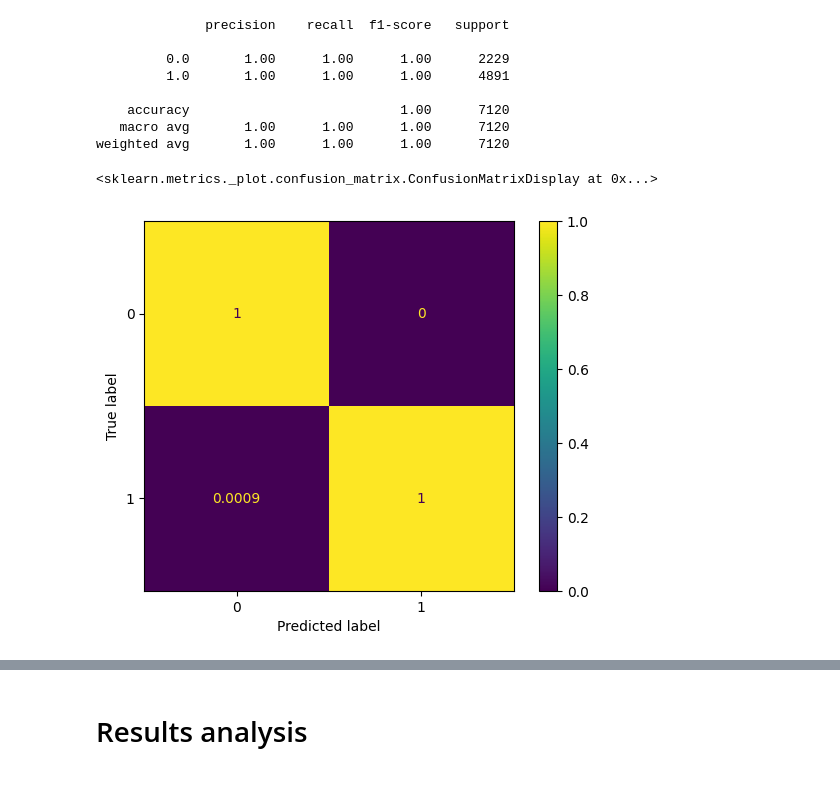
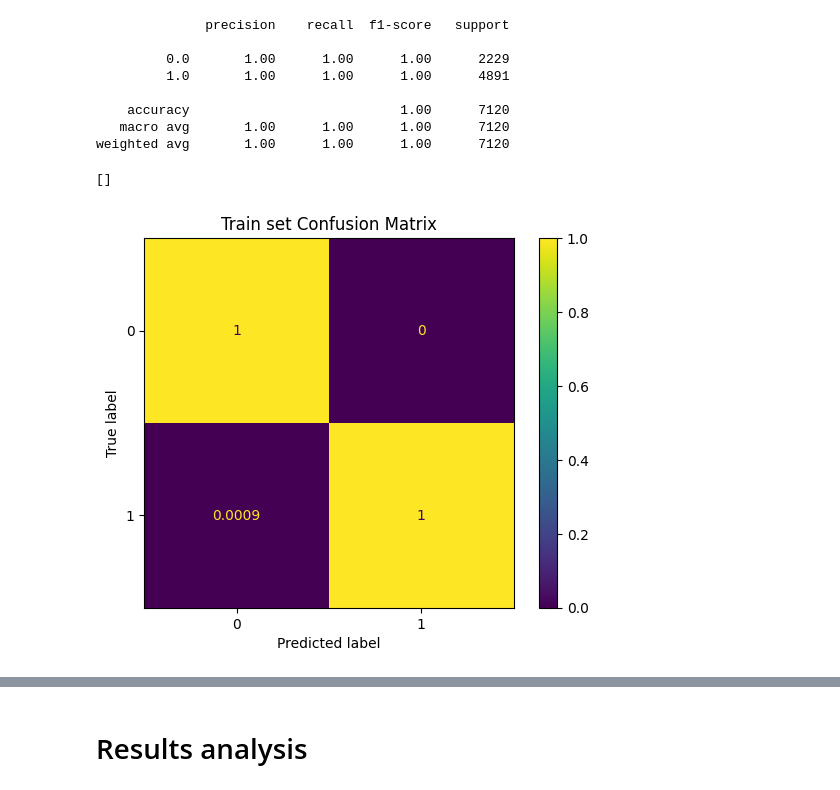
Before and after one commit to corentinbouton/uk-politics, a Jupyter notebook: code.ipynb, the cells around one changed output, grey strips where cells are left out. Drawn from its saved outputs; the diff is of its cells as text; code cells hidden in the pictures.

```diff
--- a/code.ipynb
+++ b/code.ipynb
@@ -210,9 +210,11 @@ print(classification_report(y_train, y_pred))
 weighted avg       1.00      1.00      1.00      7120
 # %%
 ConfusionMatrixDisplay(confusion_matrix(y_train, y_pred, labels=model.classes_, normalize='pred')).plot()
+plt.title('Train set Confusion Matrix')
+plt.plot()
 # %% [output]
-<sklearn.metrics._plot.confusion_matrix.ConfusionMatrixDisplay at 0x...>
+[]
-[figure, old version]
+[figure, new version]
 # %%
 y_pred = model.predict(X_val)
 print(classification_report(y_val, y_pred))
```
Also changed, not shown: parts of 17 cells of this notebook, 5 other files.
